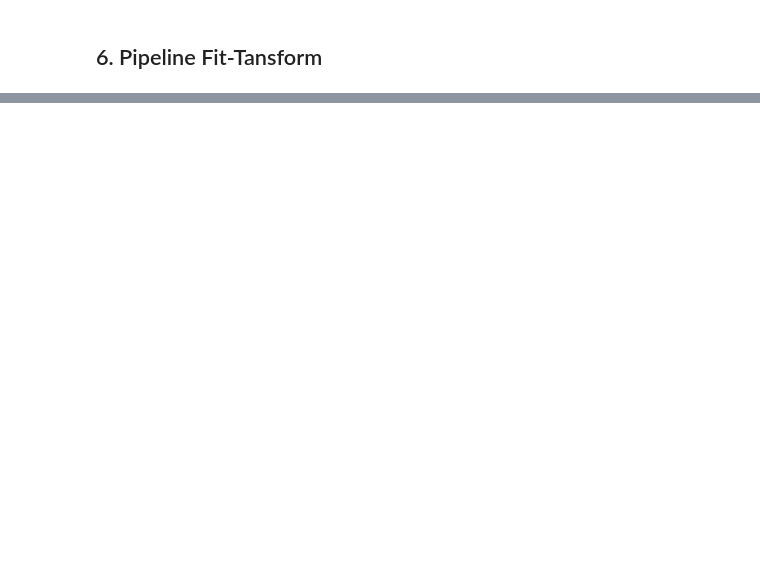
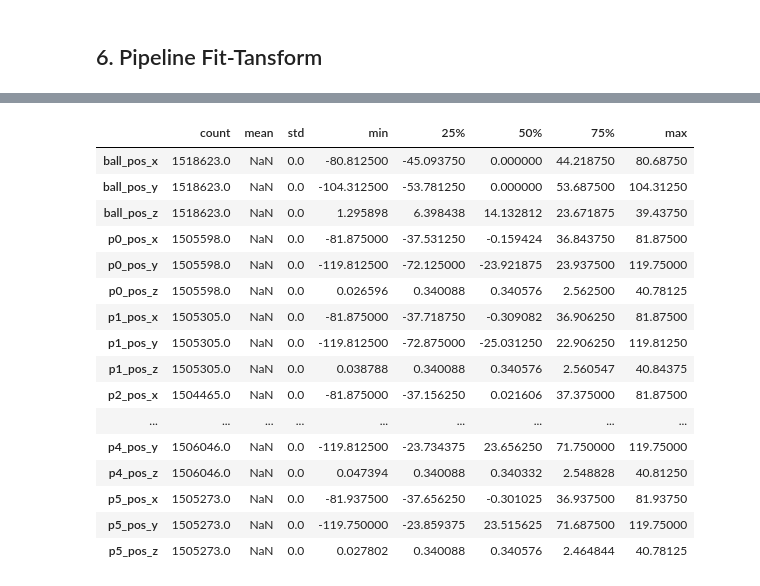
Before and after one commit to donelianc/my-kaggle-tools, a Jupyter notebook: competitions/tabular-playground-series-oct-2022/notebooks/0.0-ic-feature-engineering.ipynb, the cells around one changed output, grey strips where cells are left out. Drawn from its saved outputs; the diff is of its cells as text; code cells hidden in the pictures; blank space fills up the shorter version.

```diff
--- a/competitions/tabular-playground-series-oct-2022/notebooks/0.0-ic-feature-engineering.ipynb
+++ b/competitions/tabular-playground-series-oct-2022/notebooks/0.0-ic-feature-engineering.ipynb
@@ -269,0 +311,3 @@ X_trans = DataFrame(pipe.fit_transform(X_train), columns=pipe.get_feature_names_
+# %%
+train_cols = X_train.columns[X_train.columns.str.contains("pos_")]
+trans_cols = X_trans.columns[X_trans.columns.str.contains("player_position__")]
@@ -269,0 +334,20 @@ X_trans = DataFrame(pipe.fit_transform(X_train), columns=pipe.get_feature_names_
+# %%
+X_train[train_cols].describe().transpose()
+# %% [output]
+|  | count | mean | std | min | 25% | 50% | 75% | max |
+| ball_pos_x | 1518623.0 | NaN | 0.0 | -80.812500 | -45.093750 | 0.000000 | 44.218750 | 80.68750 |
+| ball_pos_y | 1518623.0 | NaN | 0.0 | -104.312500 | -53.781250 | 0.000000 | 53.687500 | 104.31250 |
+| ball_pos_z | 1518623.0 | NaN | 0.0 | 1.295898 | 6.398438 | 14.132812 | 23.671875 | 39.43750 |
+| p0_pos_x | 1505598.0 | NaN | 0.0 | -81.875000 | -37.531250 | -0.159424 | 36.843750 | 81.87500 |
+| p0_pos_y | 1505598.0 | NaN | 0.0 | -119.812500 | -72.125000 | -23.921875 | 23.937500 | 119.75000 |
+| p0_pos_z | 1505598.0 | NaN | 0.0 | 0.026596 | 0.340088 | 0.340576 | 2.562500 | 40.78125 |
+| p1_pos_x | 1505305.0 | NaN | 0.0 | -81.875000 | -37.718750 | -0.309082 | 36.906250 | 81.87500 |
+| p1_pos_y | 1505305.0 | NaN | 0.0 | -119.812500 | -72.875000 | -25.031250 | 22.906250 | 119.81250 |
+| p1_pos_z | 1505305.0 | NaN | 0.0 | 0.038788 | 0.340088 | 0.340576 | 2.560547 | 40.84375 |
+| p2_pos_x | 1504465.0 | NaN | 0.0 | -81.875000 | -37.156250 | 0.021606 | 37.375000 | 81.87500 |
+| ... | ... | ... | ... | ... | ... | ... | ... | ... |
+| p4_pos_y | 1506046.0 | NaN | 0.0 | -119.812500 | -23.734375 | 23.656250 | 71.750000 | 119.75000 |
+| p4_pos_z | 1506046.0 | NaN | 0.0 | 0.047394 | 0.340088 | 0.340332 | 2.548828 | 40.81250 |
+| p5_pos_x | 1505273.0 | NaN | 0.0 | -81.937500 | -37.656250 | -0.301025 | 36.937500 | 81.93750 |
+| p5_pos_y | 1505273.0 | NaN | 0.0 | -119.750000 | -23.859375 | 23.515625 | 71.687500 | 119.75000 |
+| p5_pos_z | 1505273.0 | NaN | 0.0 | 0.027802 | 0.340088 | 0.340576 | 2.464844 | 40.78125 |
```
Also changed, not shown: parts of 18 cells of this notebook.
